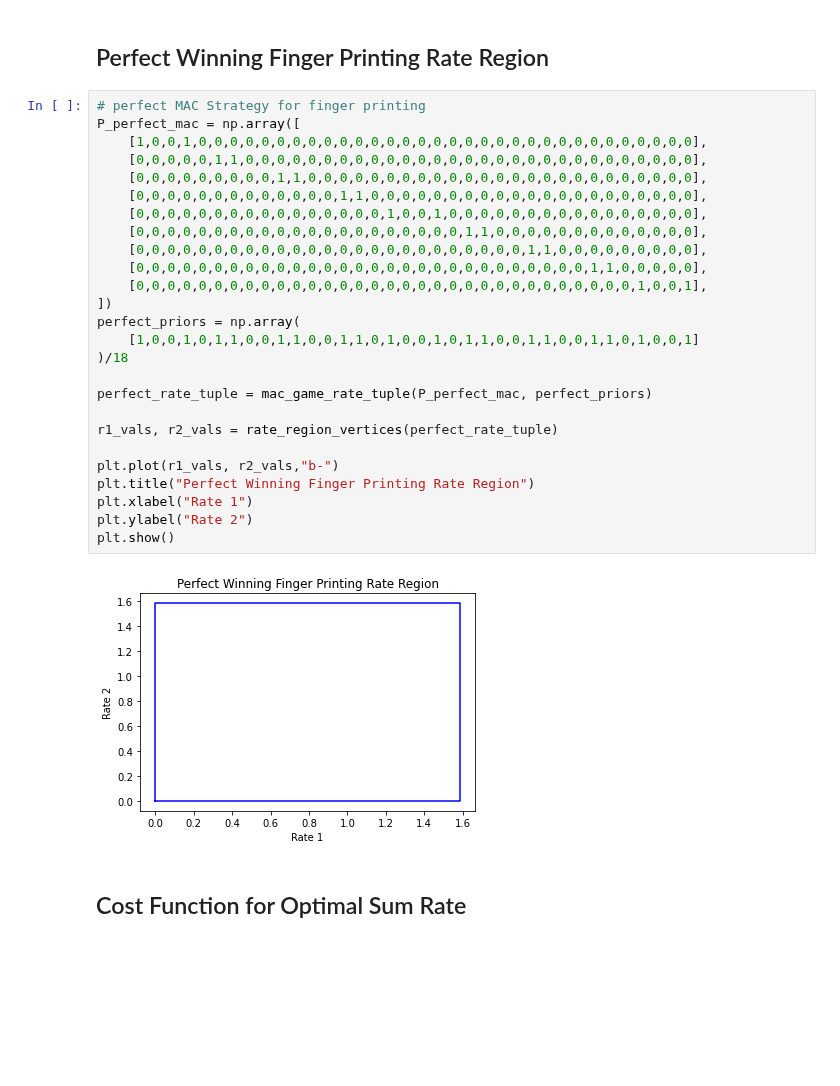
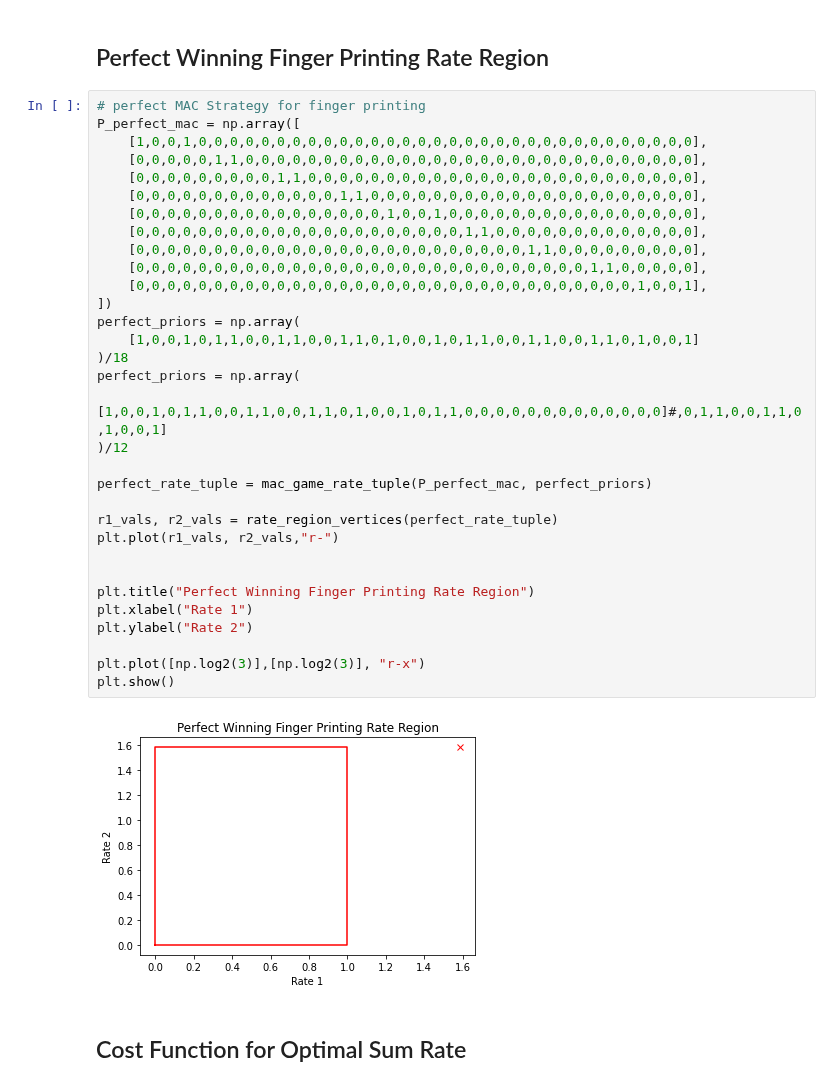
Before and after one commit to ChitambarLab/nonclassicality-in-quantum-communication-networks-supplemental-code, a Jupyter notebook: notebook/mutual_info_ea_finger_printing_mac_game.ipynb, the cells around one changed output. Cells and saved outputs as stored; diff of their text form; blank space fills up the shorter version.

```diff
--- a/notebook/mutual_info_ea_finger_printing_mac_game.ipynb
+++ b/notebook/mutual_info_ea_finger_printing_mac_game.ipynb
@@ -181,31 +181,37 @@ plt.show()
 # %%
 # perfect MAC Strategy for finger printing
 P_perfect_mac = np.array([
     [1,0,0,1,0,0,0,0,0,0,0,0,0,0,0,0,0,0,0,0,0,0,0,0,0,0,0,0,0,0,0,0,0,0,0,0],
     [0,0,0,0,0,1,1,0,0,0,0,0,0,0,0,0,0,0,0,0,0,0,0,0,0,0,0,0,0,0,0,0,0,0,0,0],
     [0,0,0,0,0,0,0,0,0,1,1,0,0,0,0,0,0,0,0,0,0,0,0,0,0,0,0,0,0,0,0,0,0,0,0,0],
     [0,0,0,0,0,0,0,0,0,0,0,0,0,1,1,0,0,0,0,0,0,0,0,0,0,0,0,0,0,0,0,0,0,0,0,0],
     [0,0,0,0,0,0,0,0,0,0,0,0,0,0,0,0,1,0,0,1,0,0,0,0,0,0,0,0,0,0,0,0,0,0,0,0],
     [0,0,0,0,0,0,0,0,0,0,0,0,0,0,0,0,0,0,0,0,0,1,1,0,0,0,0,0,0,0,0,0,0,0,0,0],
     [0,0,0,0,0,0,0,0,0,0,0,0,0,0,0,0,0,0,0,0,0,0,0,0,0,1,1,0,0,0,0,0,0,0,0,0],
     [0,0,0,0,0,0,0,0,0,0,0,0,0,0,0,0,0,0,0,0,0,0,0,0,0,0,0,0,0,1,1,0,0,0,0,0],
     [0,0,0,0,0,0,0,0,0,0,0,0,0,0,0,0,0,0,0,0,0,0,0,0,0,0,0,0,0,0,0,0,1,0,0,1],
 ])
 perfect_priors = np.array(
     [1,0,0,1,0,1,1,0,0,1,1,0,0,1,1,0,1,0,0,1,0,1,1,0,0,1,1,0,0,1,1,0,1,0,0,1]
 )/18
+perfect_priors = np.array(
+    [1,0,0,1,0,1,1,0,0,1,1,0,0,1,1,0,1,0,0,1,0,1,1,0,0,0,0,0,0,0,0,0,0,0,0,0]#,0,1,1,0,0,1,1,0,1,0,0,1]
+)/12
 
 perfect_rate_tuple = mac_game_rate_tuple(P_perfect_mac, perfect_priors)
 
 r1_vals, r2_vals = rate_region_vertices(perfect_rate_tuple)
+plt.plot(r1_vals, r2_vals,"r-")
 
-plt.plot(r1_vals, r2_vals,"b-")
+
 plt.title("Perfect Winning Finger Printing Rate Region")
 plt.xlabel("Rate 1")
 plt.ylabel("Rate 2")
+
+plt.plot([np.log2(3)],[np.log2(3)], "r-x")
 plt.show()
 # %% [output]
-[figure, old version]
+[figure, new version]
 # %% [markdown]
 ## Cost Function for Optimal Sum Rate
 # %%
```
Also changed, not shown: parts of 8 cells of this notebook, 4 other files.
